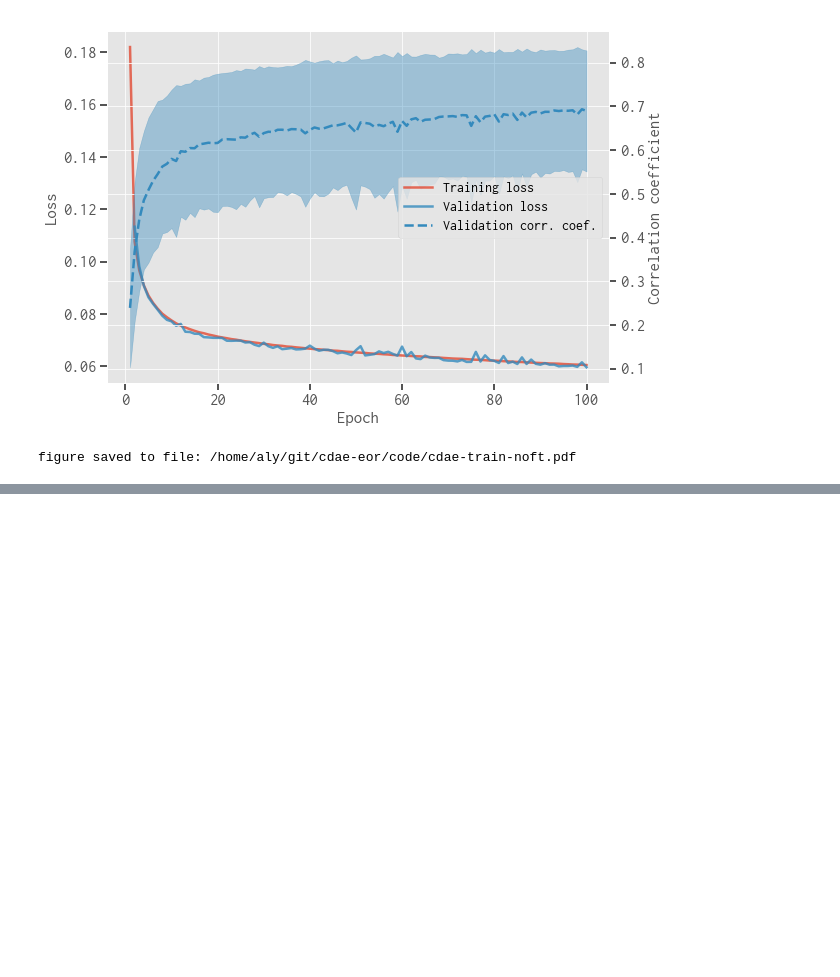
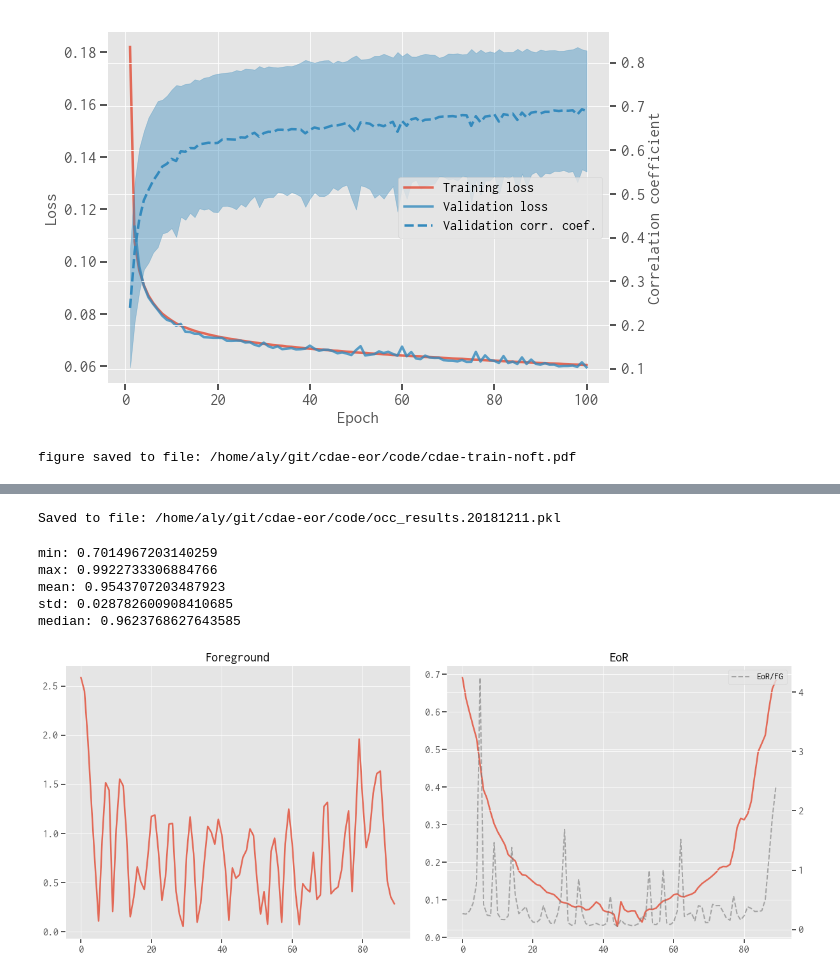
Before and after one commit to liweitianux/cdae-eor, a Jupyter notebook: code/cdae.ipynb, the cells around one changed output, grey strips where cells are left out. Saved outputs shown, nothing was run; the diff lists cells and outputs as text; code cells hidden in the pictures; blank space fills up the shorter version.

```diff
--- a/code/cdae.ipynb
+++ b/code/cdae.ipynb
@@ -1254,0 +1341,7 @@ print(f'Saved model to file: {path.abspath(modelfile)}')
+# %%
+import pickle
+fn = 'occ_results.20181211.pkl'
+pickle.dump(occ_results, open(fn, 'wb'))
+print(f'Saved to file: {path.abspath(fn)}')
+# %% [output]
+Saved to file: /home/aly/git/cdae-eor/code/occ_results.20181211.pkl
@@ -1254,0 +1352,36 @@ print(f'Saved model to file: {path.abspath(modelfile)}')
+# %%
+x_validate_pred = model.predict(x_validate)
+cc_validate = corrcoef_ds(x_validate_pred[:, :, 0], x_validate_label[:, :, 0])
+a_summary(cc_validate)
+# %% [output]
+min: 0.7014967203140259
+max: 0.9922733306884766
+mean: 0.9543707203487923
+std: 0.028782600908410685
+median: 0.9623768627643585
+# %%
+y_fg  = rms(x_validate_fg,    axis=(0,2))
+y_eor = rms(x_validate_label, axis=(0,2))
+# %%
+def plot_fgeor_rms(y_fg, y_eor, figsize=(10,5)):
+    x = np.arange(len(y_fg))
+    fig, (ax0, ax1) = plt.subplots(ncols=2, figsize=(17, 7))
+
+    ax0.plot(x, y_fg, alpha=0.8, lw=2.5)
+    ax0.set(title='Foreground')
+
+    ax1.plot(x, y_eor, alpha=0.8, lw=2.5)
+    ax1.set(title='EoR')
+
+    ax1_ = ax1.twinx()
+    ax1_.plot(x, y_eor / y_fg, color='C3', alpha=0.6, lw=2, ls='--', label='EoR/FG')
+    ax1_.legend()
+
+    fig.tight_layout()
+    plt.show()
+    return (fig, (ax0, ax1))
+
+
+fig, axes = plot_fgeor_rms(y_fg, y_eor)
+# %% [output]
+[figure, added]
```
Also changed, not shown: parts of 9 cells of this notebook, 1 other file.
